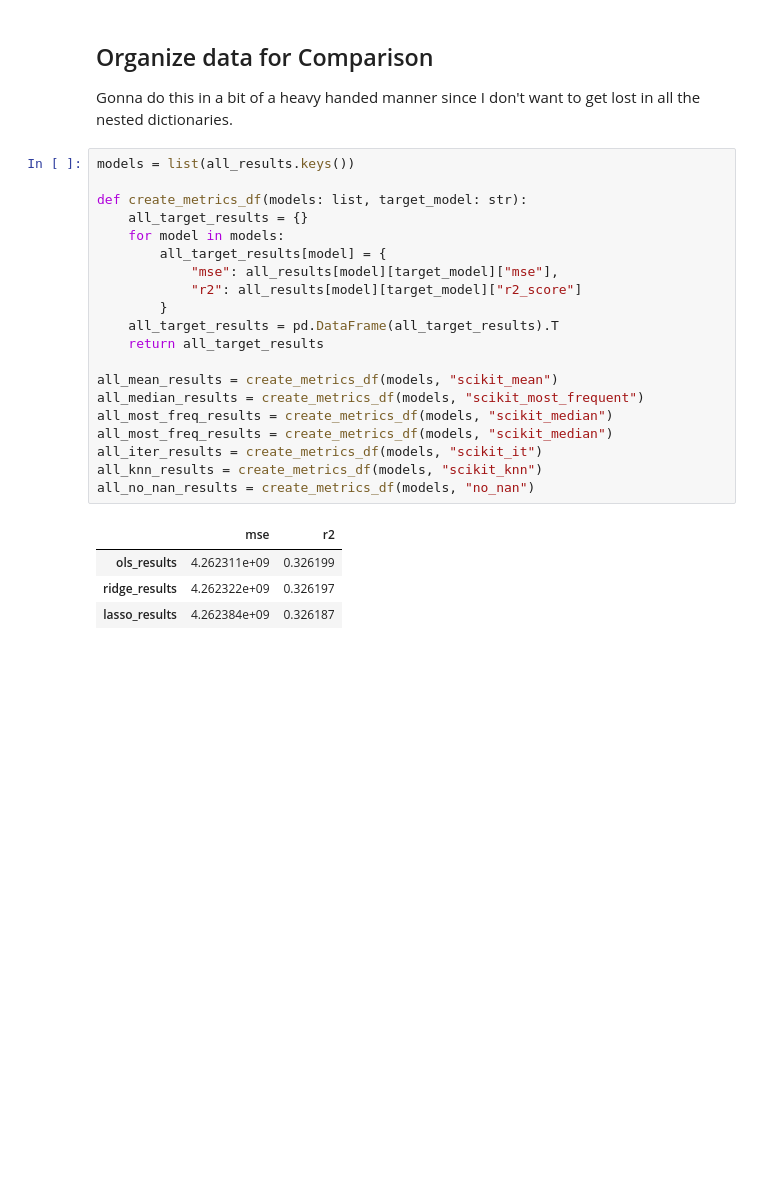
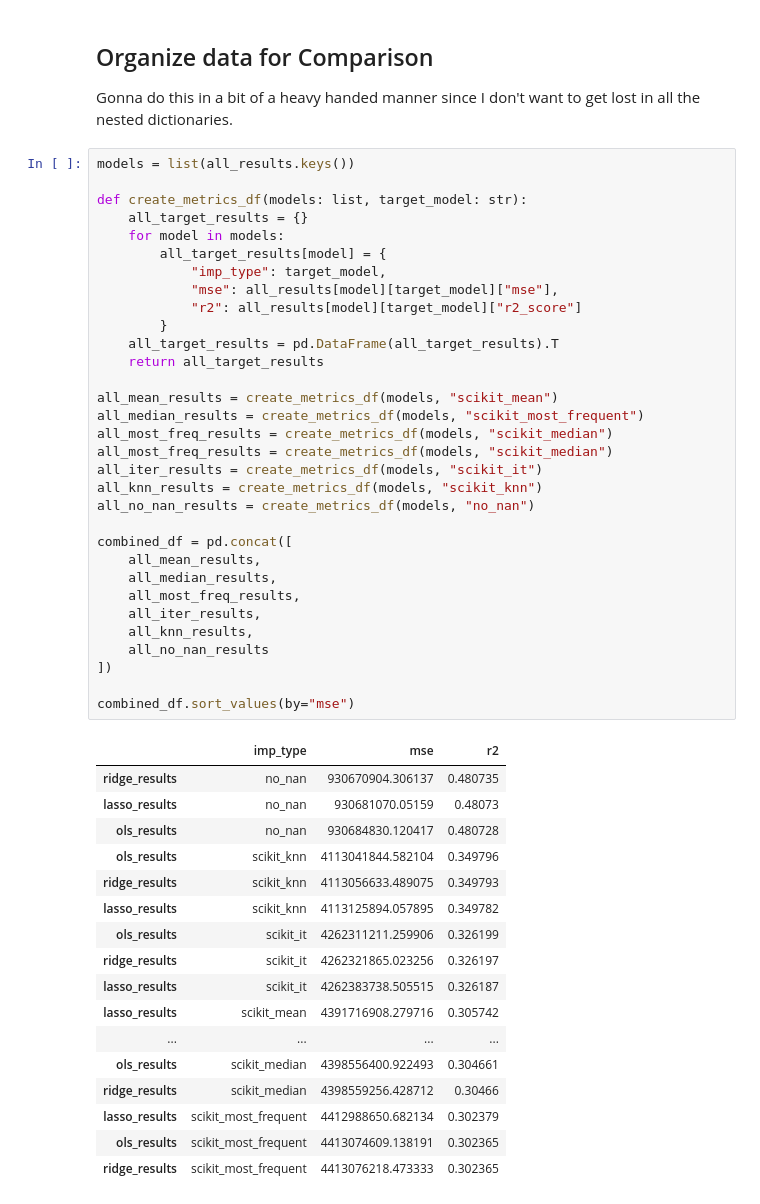
Before and after one commit to crdcamp/lin-reg-practice, a Jupyter notebook: used_car_price_prediction.ipynb, the cells around one changed output. Saved outputs shown, nothing was run; the diff lists cells and outputs as text; blank space fills up the shorter version.

```diff
--- a/used_car_price_prediction.ipynb
+++ b/used_car_price_prediction.ipynb
@@ -478,25 +478,50 @@ Gonna do this in a bit of a heavy handed manner since I don't want to get lost i
 # %%
 models = list(all_results.keys())
 
 def create_metrics_df(models: list, target_model: str):
     all_target_results = {}
     for model in models:
         all_target_results[model] = {
+            "imp_type": target_model,
             "mse": all_results[model][target_model]["mse"],
             "r2": all_results[model][target_model]["r2_score"]
         }
     all_target_results = pd.DataFrame(all_target_results).T
     return all_target_results
 
 all_mean_results = create_metrics_df(models, "scikit_mean")
 all_median_results = create_metrics_df(models, "scikit_most_frequent")
 all_most_freq_results = create_metrics_df(models, "scikit_median")
 all_most_freq_results = create_metrics_df(models, "scikit_median")
 all_iter_results = create_metrics_df(models, "scikit_it")
 all_knn_results = create_metrics_df(models, "scikit_knn")
 all_no_nan_results = create_metrics_df(models, "no_nan")
+
+combined_df = pd.concat([
+    all_mean_results,
+    all_median_results,
+    all_most_freq_results,
+    all_iter_results,
+    all_knn_results,
+    all_no_nan_results
+])
+
+combined_df.sort_values(by="mse")
 # %% [output]
-|  | mse | r2 |
-| ols_results | 4.262311e+09 | 0.326199 |
-| ridge_results | 4.262322e+09 | 0.326197 |
-| lasso_results | 4.262384e+09 | 0.326187 |
+|  | imp_type | mse | r2 |
+| ridge_results | no_nan | 930670904.306137 | 0.480735 |
+| lasso_results | no_nan | 930681070.05159 | 0.48073 |
+| ols_results | no_nan | 930684830.120417 | 0.480728 |
+| ols_results | scikit_knn | 4113041844.582104 | 0.349796 |
+| ridge_results | scikit_knn | 4113056633.489075 | 0.349793 |
+| lasso_results | scikit_knn | 4113125894.057895 | 0.349782 |
+| ols_results | scikit_it | 4262311211.259906 | 0.326199 |
+| ridge_results | scikit_it | 4262321865.023256 | 0.326197 |
+| lasso_results | scikit_it | 4262383738.505515 | 0.326187 |
+| lasso_results | scikit_mean | 4391716908.279716 | 0.305742 |
+| ... | ... | ... | ... |
+| ols_results | scikit_median | 4398556400.922493 | 0.304661 |
+| ridge_results | scikit_median | 4398559256.428712 | 0.30466 |
+| lasso_results | scikit_most_frequent | 4412988650.682134 | 0.302379 |
+| ols_results | scikit_most_frequent | 4413074609.138191 | 0.302365 |
+| ridge_results | scikit_most_frequent | 4413076218.473333 | 0.302365 |
```
Also changed, not shown: parts of 1 cell of this notebook.
